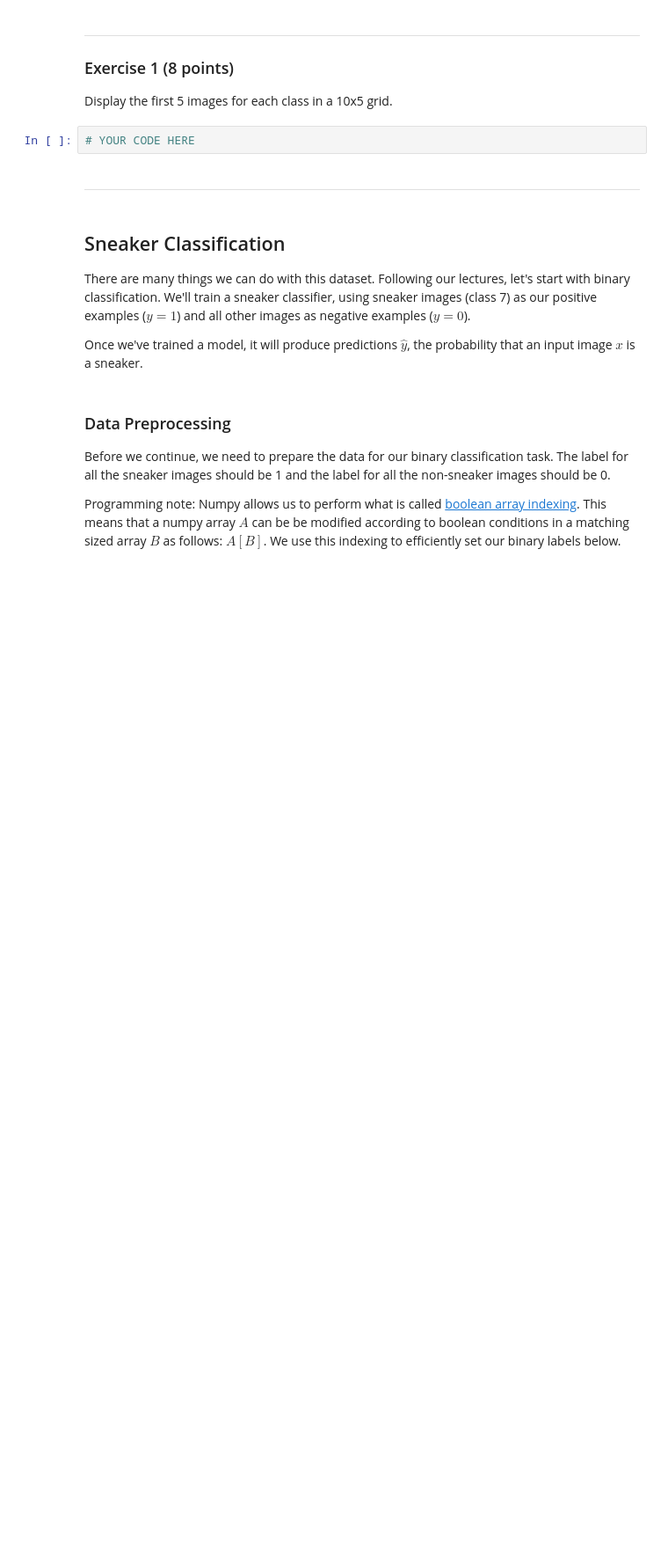
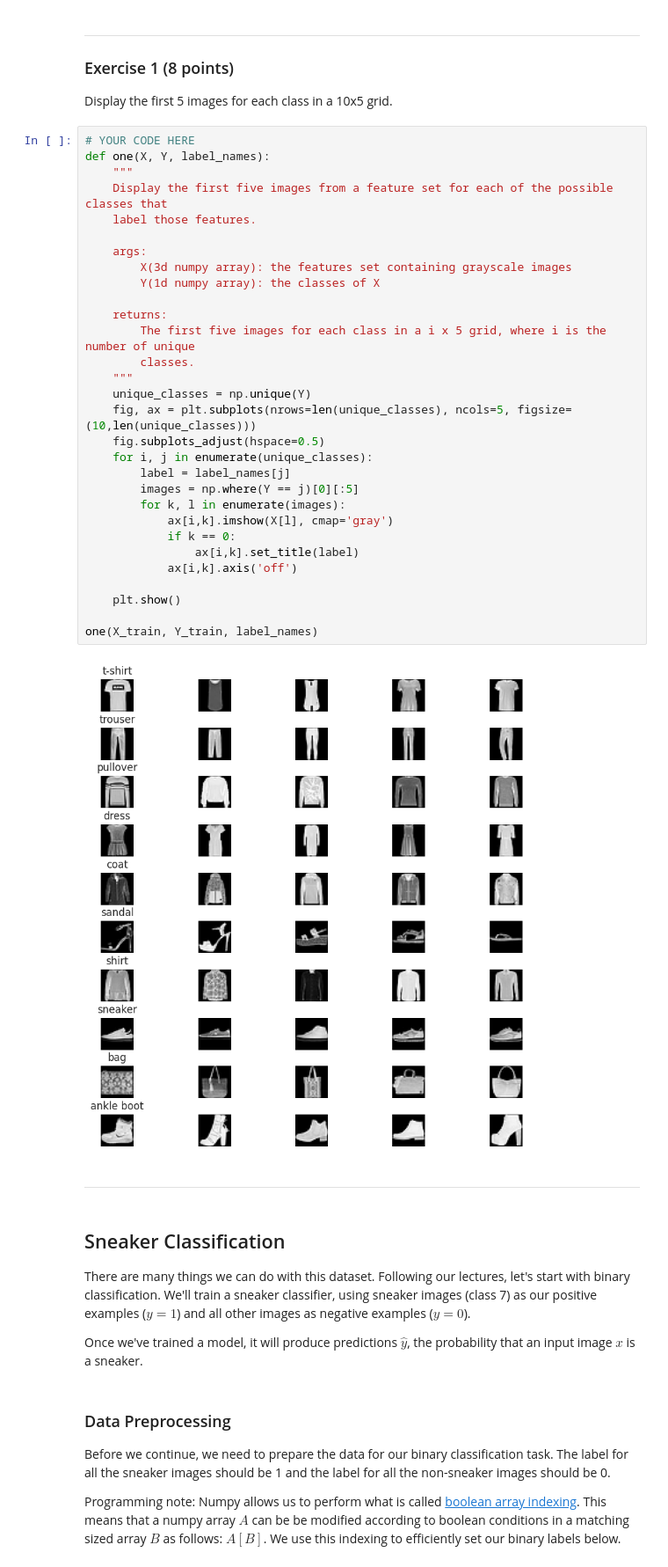
Before and after one commit to davidsolow/w207_applied_machine_learning, a Jupyter notebook: Homeworks/04 Logistic Regression with Tensorflow.ipynb, the cells around one changed output. Shown at 88% size. Saved outputs shown, nothing was run; the diff lists cells and outputs as text; blank space fills up the shorter version.

```diff
--- a/Homeworks/04 Logistic Regression with Tensorflow.ipynb
+++ b/Homeworks/04 Logistic Regression with Tensorflow.ipynb
@@ -97,8 +126,38 @@ plt.show()
 ### Exercise 1 (8 points)
 
 Display the first 5 images for each class in a 10x5 grid.
-# %%
-# YOUR CODE HERE
+# %%
+# YOUR CODE HERE
+def one(X, Y, label_names):
+    """
+    Display the first five images from a feature set for each of the possible classes that
+    label those features.
+
+    args:
+        X(3d numpy array): the features set containing grayscale images
+        Y(1d numpy array): the classes of X
+
+    returns:
+        The first five images for each class in a i x 5 grid, where i is the number of unique
+        classes.
+    """
+    unique_classes = np.unique(Y)
+    fig, ax = plt.subplots(nrows=len(unique_classes), ncols=5, figsize=(10,len(unique_classes)))
+    fig.subplots_adjust(hspace=0.5)
+    for i, j in enumerate(unique_classes):
+        label = label_names[j]
+        images = np.where(Y == j)[0][:5]
+        for k, l in enumerate(images):
+            ax[i,k].imshow(X[l], cmap='gray')
+            if k == 0:
+                ax[i,k].set_title(label)
+            ax[i,k].axis('off')
+
+    plt.show()
+
+one(X_train, Y_train, label_names)
+# %% [output]
+[figure, added]
 # %% [markdown]
 ---
 # %% [markdown]
```
Also changed, not shown: parts of 8 cells of this notebook.
